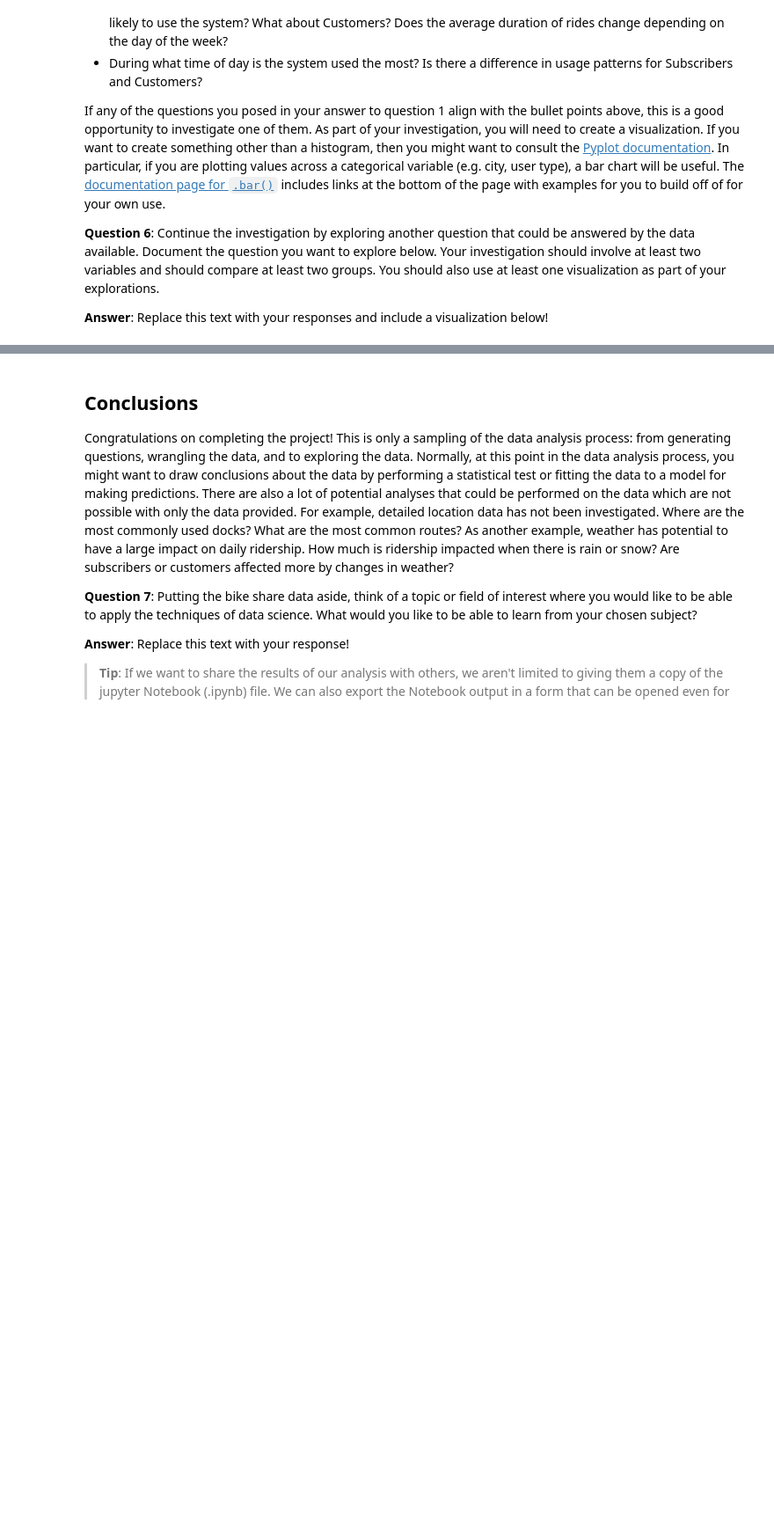
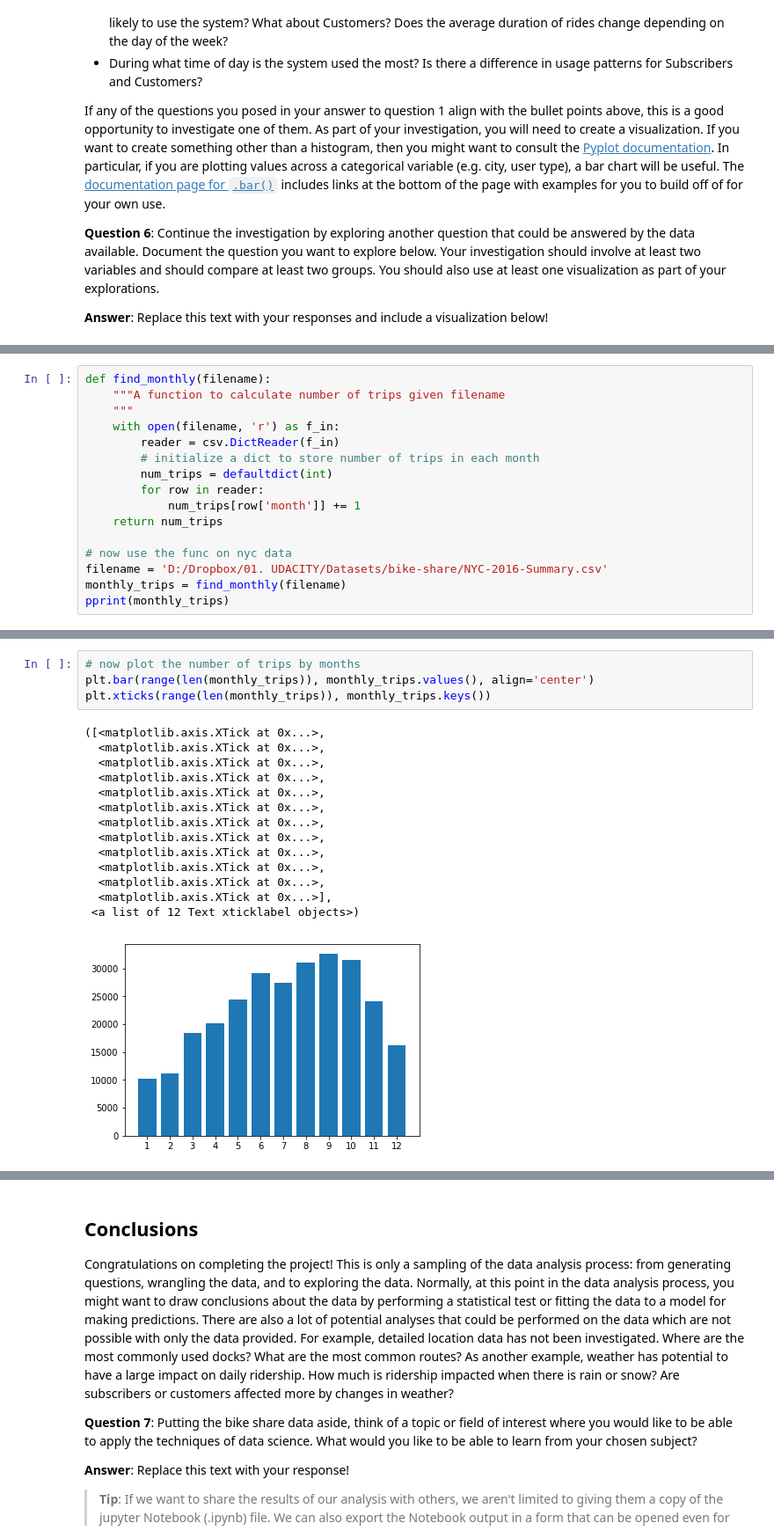
Before and after one commit to georgeliu1998/dand2, a Jupyter notebook: bike-share-analysis/Bike_Share_Analysis.ipynb, the cells around one changed output, grey strips where cells are left out. Shown at 88% size. Cells and saved outputs as stored; diff of their text form; blank space fills up the shorter version.

Commit message:
Complete monthly trips question

```diff
--- a/bike-share-analysis/Bike_Share_Analysis.ipynb
+++ b/bike-share-analysis/Bike_Share_Analysis.ipynb
@@ -562,0 +561,16 @@ If any of the questions you posed in your answer to question 1 align with the bu
+# %%
+def find_monthly(filename):
+    """A function to calculate number of trips given filename
+    """
+    with open(filename, 'r') as f_in:
+        reader = csv.DictReader(f_in)
+        # initialize a dict to store number of trips in each month
+        num_trips = defaultdict(int)
+        for row in reader:
+            num_trips[row['month']] += 1
+    return num_trips
+
+# now use the func on nyc data
+filename = 'D:/Dropbox/01. UDACITY/Datasets/bike-share/NYC-2016-Summary.csv'
+monthly_trips = find_monthly(filename)
+pprint(monthly_trips)
@@ -562,0 +591,19 @@ If any of the questions you posed in your answer to question 1 align with the bu
+# %%
+# now plot the number of trips by months
+plt.bar(range(len(monthly_trips)), monthly_trips.values(), align='center')
+plt.xticks(range(len(monthly_trips)), monthly_trips.keys())
+# %% [output]
+([<matplotlib.axis.XTick at 0x...>,
+  <matplotlib.axis.XTick at 0x...>,
+  <matplotlib.axis.XTick at 0x...>,
+  <matplotlib.axis.XTick at 0x...>,
+  <matplotlib.axis.XTick at 0x...>,
+  <matplotlib.axis.XTick at 0x...>,
+  <matplotlib.axis.XTick at 0x...>,
+  <matplotlib.axis.XTick at 0x...>,
+  <matplotlib.axis.XTick at 0x...>,
+  <matplotlib.axis.XTick at 0x...>,
+  <matplotlib.axis.XTick at 0x...>,
+  <matplotlib.axis.XTick at 0x...>],
+ <a list of 12 Text xticklabel objects>)
+[figure, added]
```
Also changed, not shown: parts of 6 cells of this notebook.
